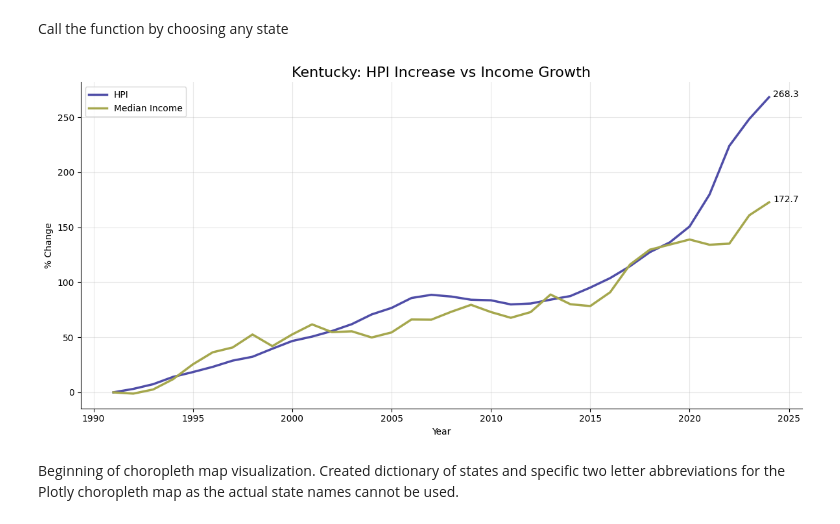
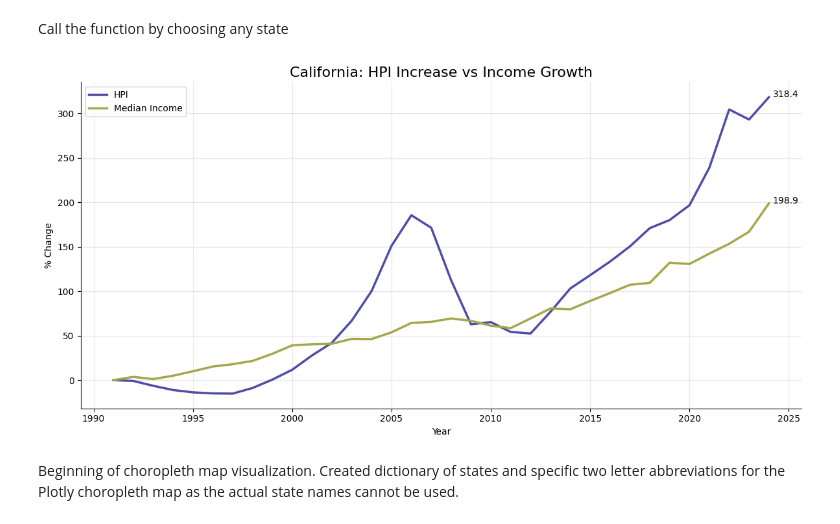
Before and after one commit to rhyman7/Home_Price_v_Median_Income_1991-2024, a Jupyter notebook: sql_and_visuals.ipynb, the cells around one changed output. Drawn from its saved outputs; the diff is of its cells as text; code cells hidden in the pictures.

```diff
--- a/sql_and_visuals.ipynb
+++ b/sql_and_visuals.ipynb
@@ -372,9 +372,9 @@ def plot_state_hpi_vs_income(state):
 # %% [markdown]
 Call the function by choosing any state
 # %%
-plot_state_hpi_vs_income('Kentucky')
+plot_state_hpi_vs_income('California')
 # %% [output]
-[figure, old version]
+[figure, new version]
 # %% [markdown]
 Beginning of choropleth map visualization. Created dictionary of states and specific two letter abbreviations for the Plotly choropleth map as the actual state names cannot be used.
 # %%
```
Also changed, not shown: 1 other file.
